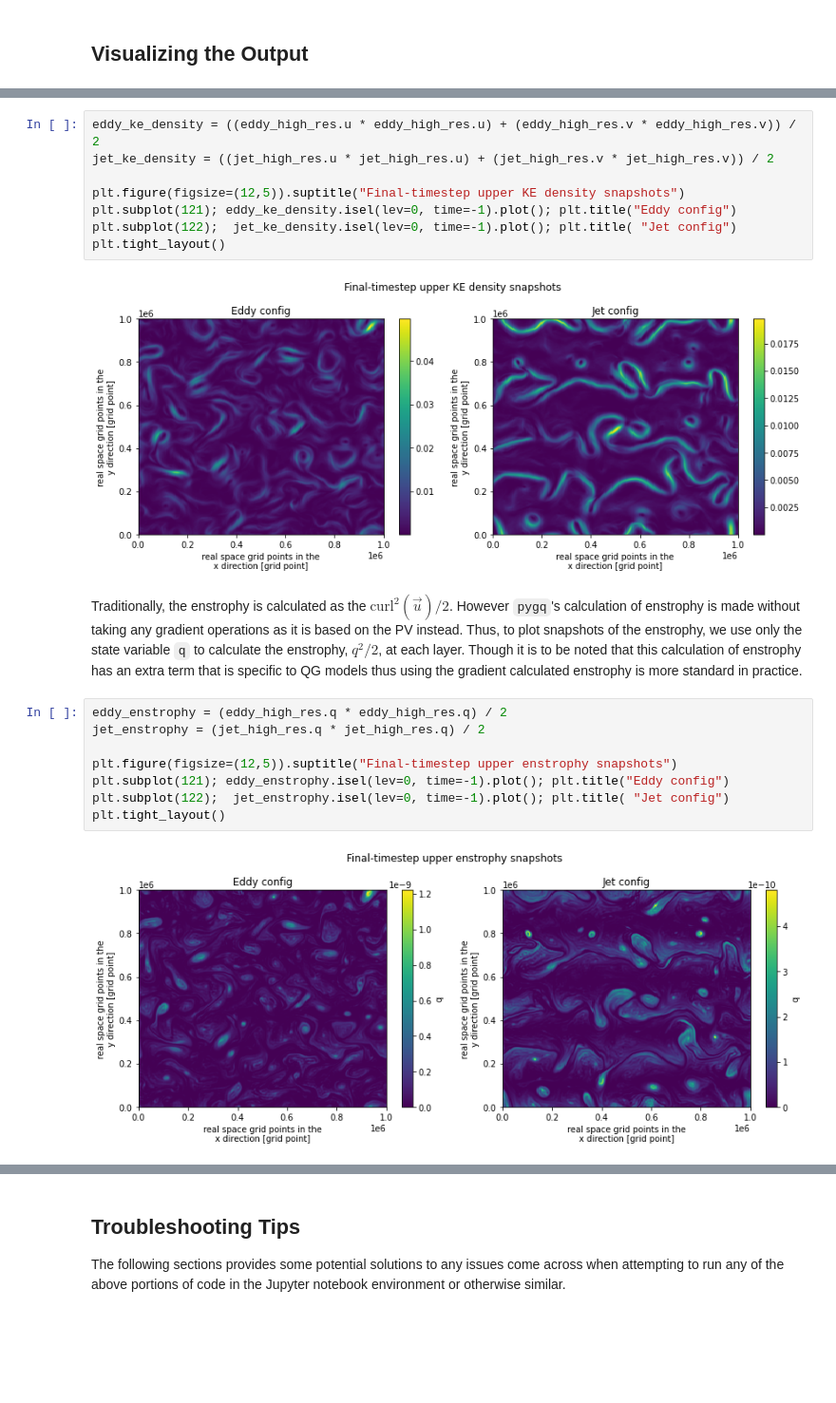
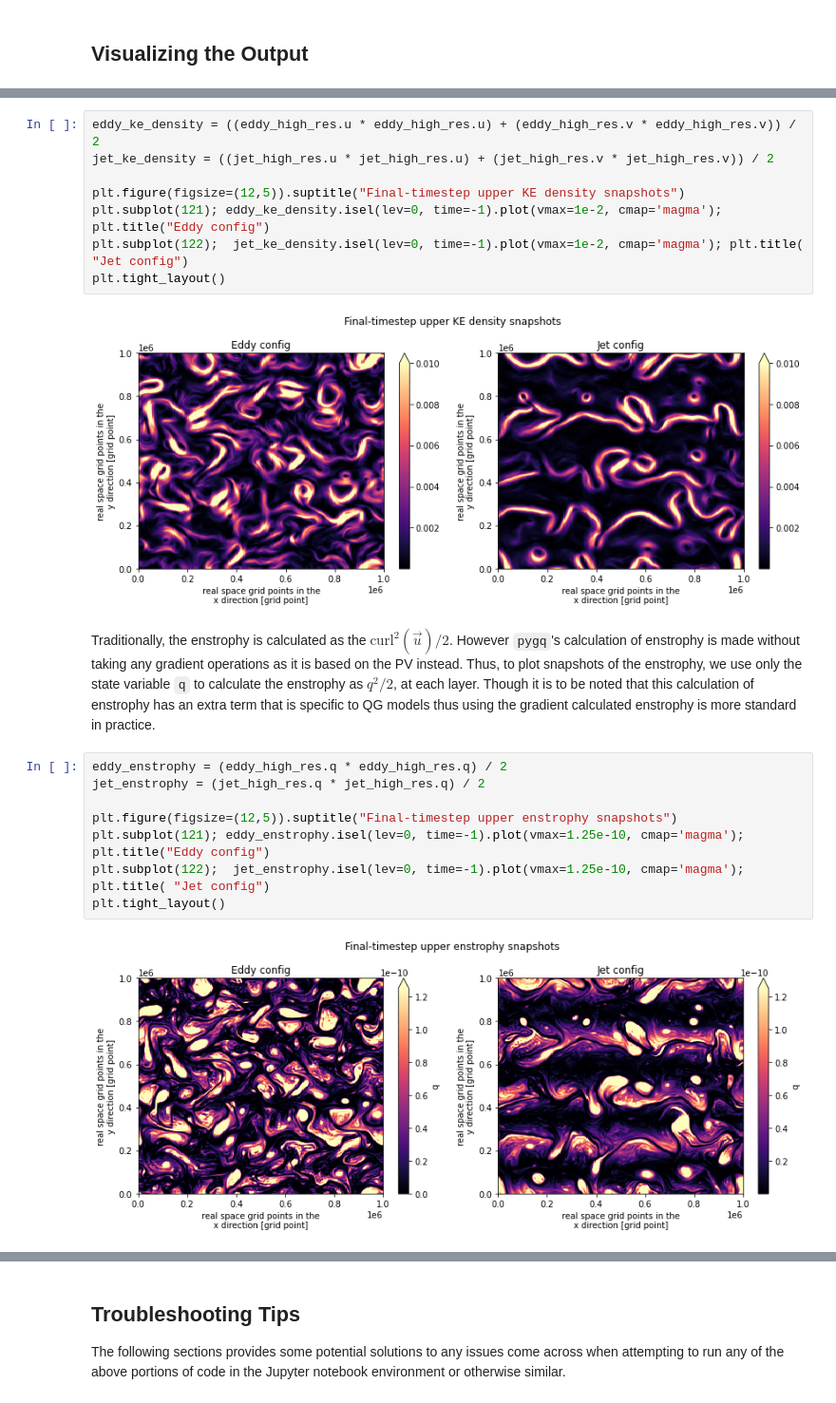
Before and after one commit to m2lines/MLwithQG, a Jupyter notebook: notebooks/Running High Resolution Simulations With pyqg.ipynb, the cells around one changed output, grey strips where cells are left out. Shown at 95% size. Drawn from its saved outputs; the diff is of its cells as text; blank space fills up the shorter version.

Commit message:
Changed colormaps, rescaled plots, added diagnostic plots

```diff
--- a/notebooks/Running High Resolution Simulations With pyqg.ipynb
+++ b/notebooks/Running High Resolution Simulations With pyqg.ipynb
@@ -150,20 +156,20 @@ eddy_ke_density = ((eddy_high_res.u * eddy_high_res.u) + (eddy_high_res.v * eddy
 jet_ke_density = ((jet_high_res.u * jet_high_res.u) + (jet_high_res.v * jet_high_res.v)) / 2
 
 plt.figure(figsize=(12,5)).suptitle("Final-timestep upper KE density snapshots")
-plt.subplot(121); eddy_ke_density.isel(lev=0, time=-1).plot(); plt.title("Eddy config")
-plt.subplot(122);  jet_ke_density.isel(lev=0, time=-1).plot(); plt.title( "Jet config")
+plt.subplot(121); eddy_ke_density.isel(lev=0, time=-1).plot(vmax=1e-2, cmap='magma'); plt.title("Eddy config")
+plt.subplot(122);  jet_ke_density.isel(lev=0, time=-1).plot(vmax=1e-2, cmap='magma'); plt.title( "Jet config")
 plt.tight_layout()
 # %% [output]
-[figure, old version]
+[figure, new version]
 # %% [markdown]
-Traditionally, the enstrophy is calculated as the $\text{curl}^{2}(\vec{u})/2$. However `pygq`'s calculation of enstrophy is made without taking any gradient operations as it is based on the PV instead. Thus, to plot snapshots of the enstrophy, we use only the state variable `q` to calculate the enstrophy, $q^{2}/2$, at each layer. Though it is to be noted that this calculation of enstrophy has an extra term that is specific to QG models thus using the gradient calculated enstrophy is more standard in practice.
+Traditionally, the enstrophy is calculated as the $\text{curl}^{2}(\vec{u})/2$. However `pygq`'s calculation of enstrophy is made without taking any gradient operations as it is based on the PV instead. Thus, to plot snapshots of the enstrophy, we use only the state variable `q` to calculate the enstrophy as $q^{2}/2$, at each layer. Though it is to be noted that this calculation of enstrophy has an extra term that is specific to QG models thus using the gradient calculated enstrophy is more standard in practice.
 # %%
 eddy_enstrophy = (eddy_high_res.q * eddy_high_res.q) / 2
 jet_enstrophy = (jet_high_res.q * jet_high_res.q) / 2
 
 plt.figure(figsize=(12,5)).suptitle("Final-timestep upper enstrophy snapshots")
-plt.subplot(121); eddy_enstrophy.isel(lev=0, time=-1).plot(); plt.title("Eddy config")
-plt.subplot(122);  jet_enstrophy.isel(lev=0, time=-1).plot(); plt.title( "Jet config")
+plt.subplot(121); eddy_enstrophy.isel(lev=0, time=-1).plot(vmax=1.25e-10, cmap='magma'); plt.title("Eddy config")
+plt.subplot(122);  jet_enstrophy.isel(lev=0, time=-1).plot(vmax=1.25e-10, cmap='magma'); plt.title( "Jet config")
 plt.tight_layout()
 # %% [output]
-[figure, old version]
+[figure, new version]
```
Also changed, not shown: parts of 14 cells of this notebook.
